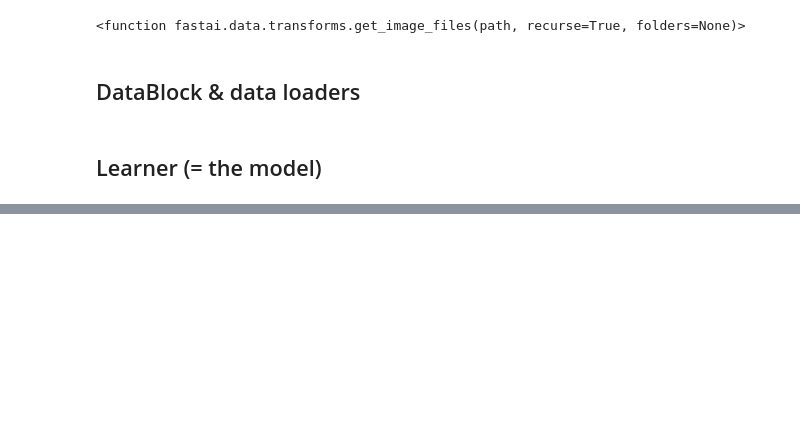
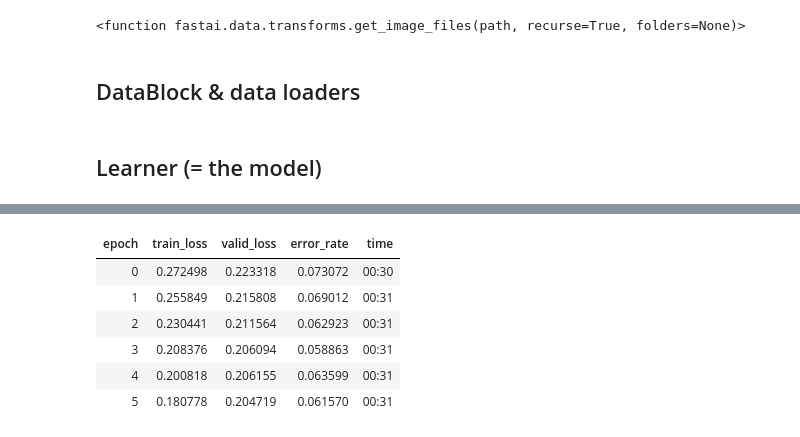
Before and after one commit to floriandotpy/data-playground, a Jupyter notebook: fastai/dogbreeds.ipynb, the cells around one changed output, grey strips where cells are left out. Saved outputs shown, nothing was run; the diff lists cells and outputs as text; code cells hidden in the pictures; blank space fills up the shorter version.

```diff
--- a/fastai/dogbreeds.ipynb
+++ b/fastai/dogbreeds.ipynb
@@ -52,0 +106,10 @@ x, y = dls.one_batch()
+# %%
+learn.fit_one_cycle(6, lr_max=1e-5)
+# %% [output]
+| epoch | train_loss | valid_loss | error_rate | time |
+| 0 | 0.272498 | 0.223318 | 0.073072 | 00:30 |
+| 1 | 0.255849 | 0.215808 | 0.069012 | 00:31 |
+| 2 | 0.230441 | 0.211564 | 0.062923 | 00:31 |
+| 3 | 0.208376 | 0.206094 | 0.058863 | 00:31 |
+| 4 | 0.200818 | 0.206155 | 0.063599 | 00:31 |
+| 5 | 0.180778 | 0.204719 | 0.061570 | 00:31 |
```
Also changed, not shown: parts of 15 cells of this notebook, 1 other file.
